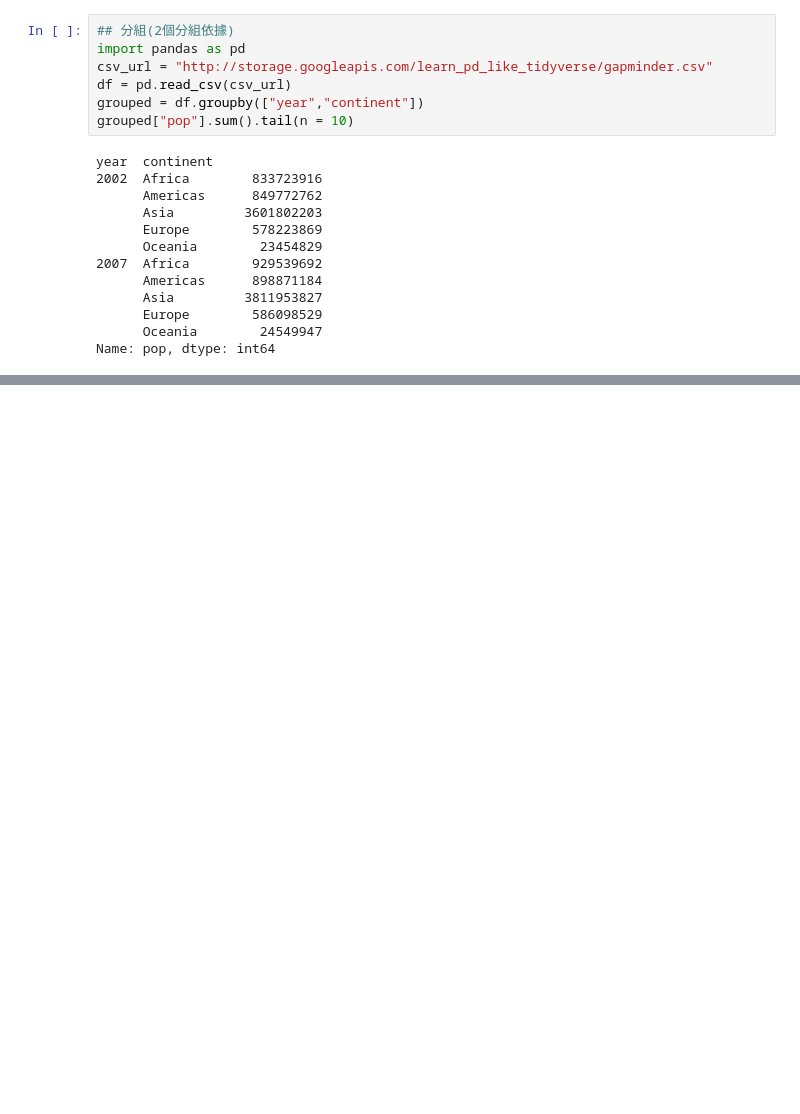
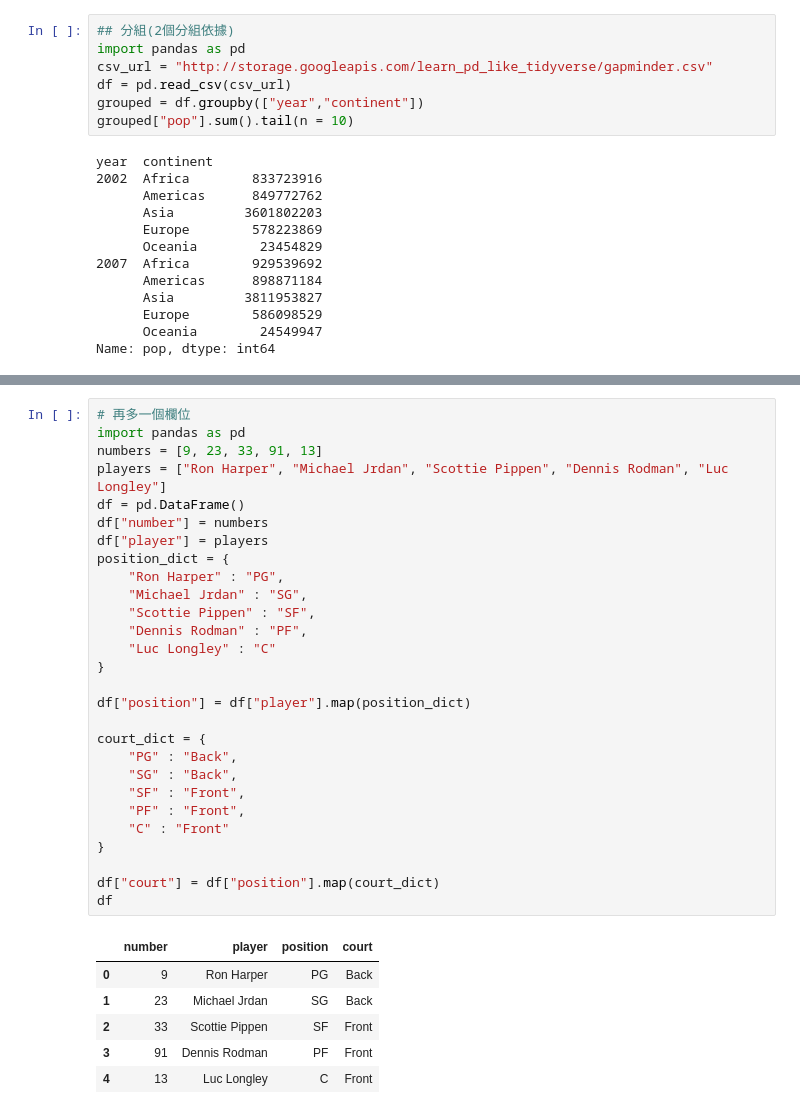
Before and after one commit to astalee812/Python-Practice, a Jupyter notebook: Data Science in Action.ipynb, the cells around one changed output, grey strips where cells are left out. Saved outputs shown, nothing was run; the diff lists cells and outputs as text; blank space fills up the shorter version.

```diff
--- a/Data Science in Action.ipynb
+++ b/Data Science in Action.ipynb
@@ -480,0 +561,35 @@ Name: pop, dtype: int64
+# %%
+# 再多一個欄位
+import pandas as pd
+numbers = [9, 23, 33, 91, 13]
+players = ["Ron Harper", "Michael Jrdan", "Scottie Pippen", "Dennis Rodman", "Luc Longley"]
+df = pd.DataFrame()
+df["number"] = numbers
+df["player"] = players
+position_dict = {
+    "Ron Harper" : "PG",
+    "Michael Jrdan" : "SG",
+    "Scottie Pippen" : "SF",
+    "Dennis Rodman" : "PF",
+    "Luc Longley" : "C"
+}
+
+df["position"] = df["player"].map(position_dict)
+
+court_dict = {
+    "PG" : "Back",
+    "SG" : "Back",
+    "SF" : "Front",
+    "PF" : "Front",
+    "C" : "Front"
+}
+
+df["court"] = df["position"].map(court_dict)
+df
+# %% [output]
+|  | number | player | position | court |
+| 0 | 9 | Ron Harper | PG | Back |
+| 1 | 23 | Michael Jrdan | SG | Back |
+| 2 | 33 | Scottie Pippen | SF | Front |
+| 3 | 91 | Dennis Rodman | PF | Front |
+| 4 | 13 | Luc Longley | C | Front |
```
Also changed, not shown: parts of 5 cells of this notebook.
